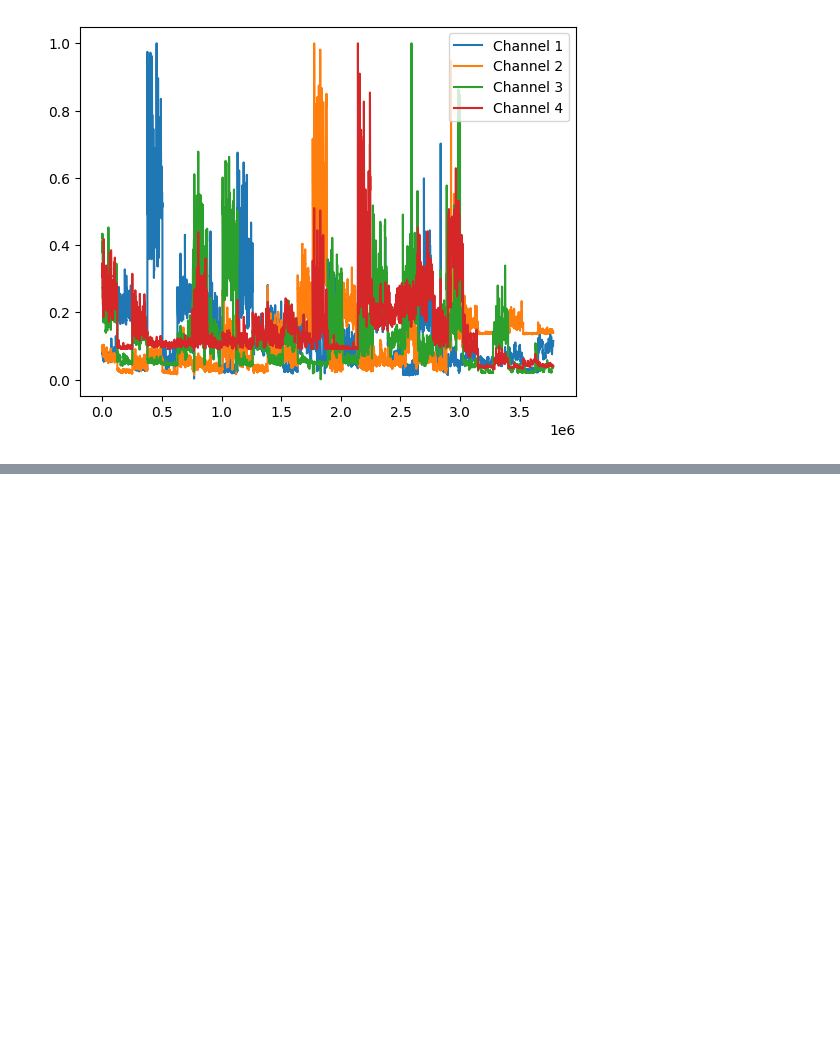
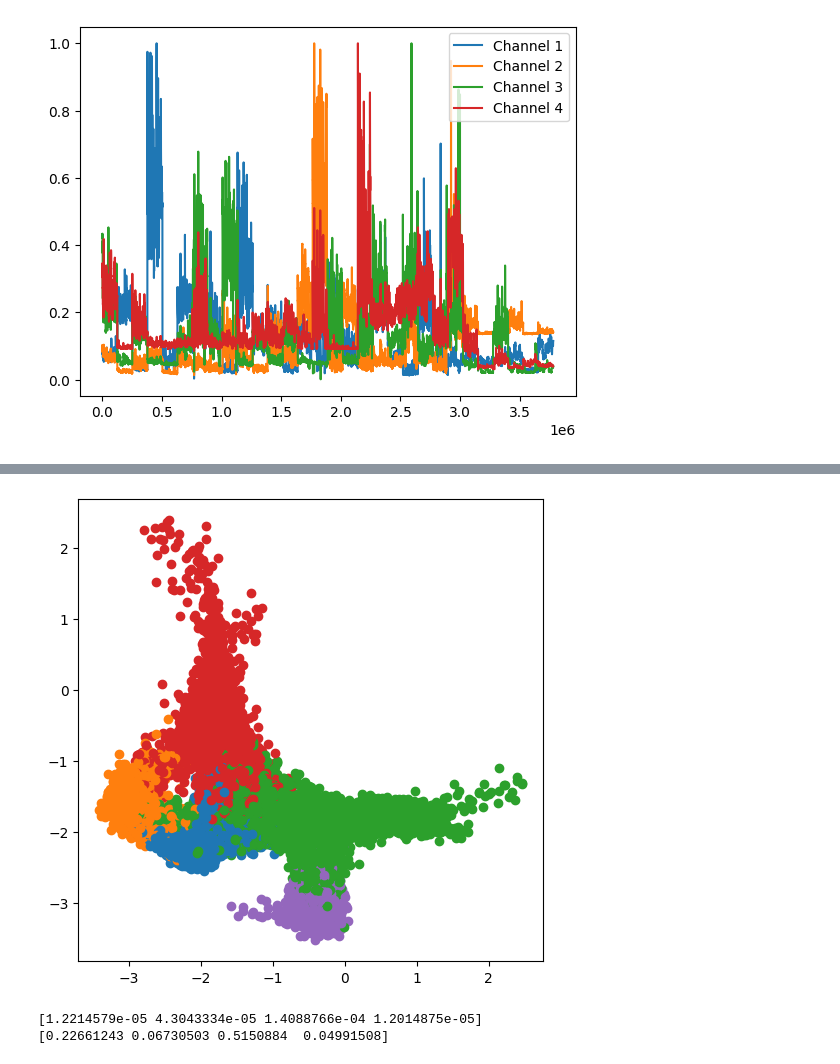
Before and after one commit to Yseitaro/Domain_invariant_vae, a Jupyter notebook: debug.ipynb, the cells around one changed output, grey strips where cells are left out. Drawn from its saved outputs; the diff is of its cells as text; code cells hidden in the pictures; blank space fills up the shorter version.

```diff
--- a/debug.ipynb
+++ b/debug.ipynb
@@ -356,0 +559,20 @@ print(len(subject_label[subject_label==0]))
+# %%
+#　被験者固有の潜在空間を可視化
+# 動作固有の潜在空間を可視化
+
+fig, ax = plt.subplots(figsize=(6,6))
+
+cm = plt.get_cmap("tab10")
+
+for batch_idx, (data, label, subject) in enumerate(data_loader):
+    data = data.to(device)
+    data = data.view(-1, 45*4)
+    # print(data.size())
+    mean_zd, _ = model.qzd(data)
+    mean_zd = mean_zd.cpu().detach().numpy()
+
+    for k in range(5):
+        cluster_idx = np.where(subject.detach().numpy() == k)[0]
+        ax.scatter(mean_zd[cluster_idx, 0], mean_zd[cluster_idx, 1], color=cm(k))
+# %% [output]
+[figure, added]
@@ -356,0 +597,15 @@ print(len(subject_label[subject_label==0]))
+# %%
+print(stacked_data[0][1])
+X, _ = normalize_train_data(stacked_data, 'norm', 'each')
+print(X[0][1])
+train_dataset = reshape_dataset_to_tensor(X=X, y=class_label, s=None,  structure='static')
+
+# dataset = TensorDataset(X, class_label, subject_label)
+
+
+
+data_loader = DataLoader(train_dataset, batch_size=256,
+              shuffle=True, drop_last=True)
+# %% [output]
+[1.2214579e-05 4.3043334e-05 1.4088766e-04 1.2014875e-05]
+[0.22661243 0.06730503 0.5150884  0.04991508]
```
Also changed, not shown: parts of 15 cells of this notebook.
